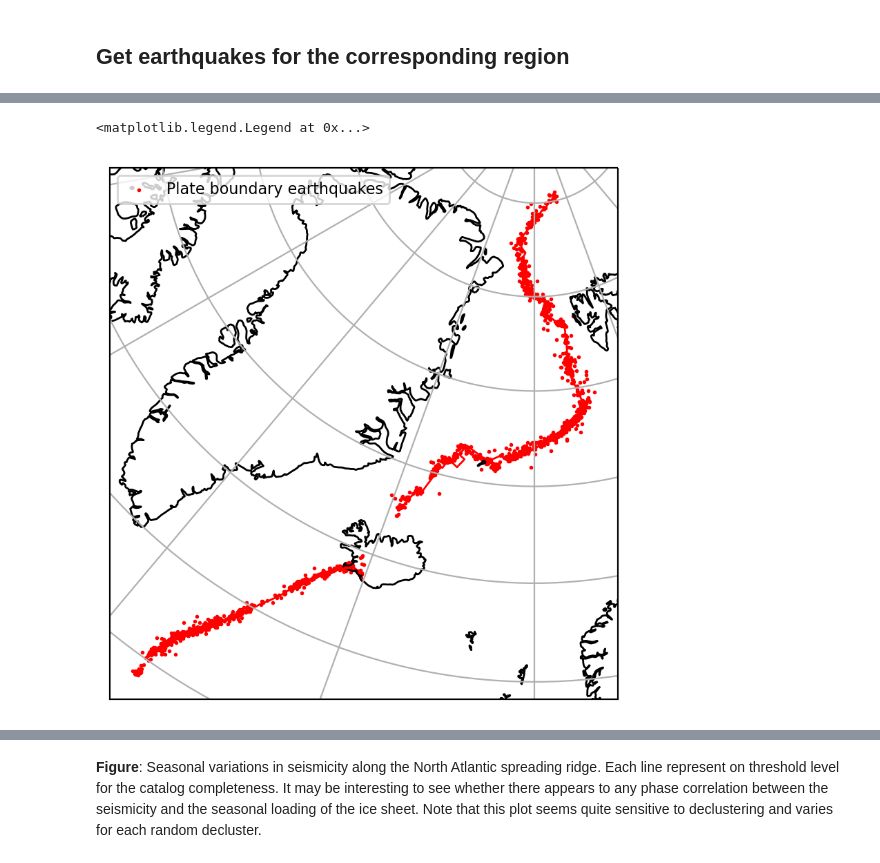
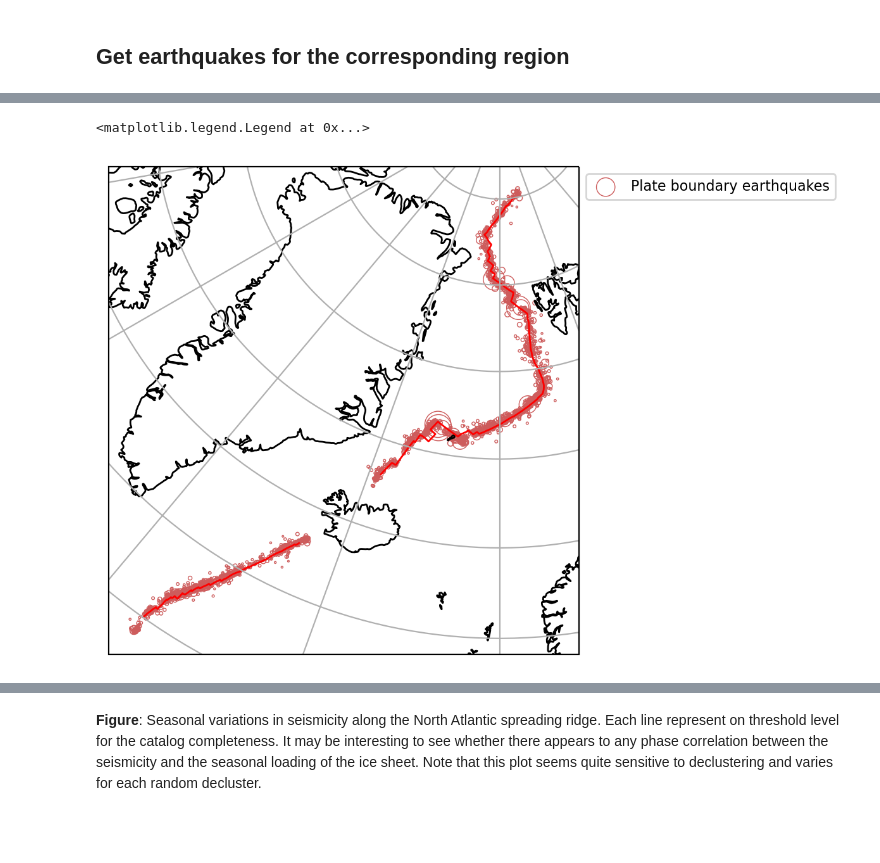
Before and after one commit to keliankaz/GrGIA_seismicity, a Jupyter notebook: gr_gia_seismic_NORTH_ATLANTIC.ipynb, the cells around one changed output, grey strips where cells are left out. Saved outputs shown, nothing was run; the diff lists cells and outputs as text; code cells hidden in the pictures; blank space fills up the shorter version.

```diff
--- a/gr_gia_seismic_NORTH_ATLANTIC.ipynb
+++ b/gr_gia_seismic_NORTH_ATLANTIC.ipynb
@@ -22,4 +27,4 @@ from stat_utils import get_bvalue, get_bpositive, get_clustered_fraction, bootst
 # %%
 font = {"size": 8}
-matplotlib.rc("font", **font)
-matplotlib.rc("figure", dpi=200)
+mpl.rc("font", **font)
+mpl.rc("figure", dpi=200)
@@ -80,22 +90,25 @@ Appl. Sci. 2021, 11(24), 12166; https://doi.org/10.3390/app112412166
 # %% [markdown]
 ## Required Files and Metadata
 # %%
+
 data_dir = "data/"
 
 plate_boundary_metadata = {
     "filename": "plate_boundaries/PB2002_boundaries.shp",
     "boundary": ["NA-EU", "EU-NA"],
+    "step_size": 50000, # meters (the point spacing of the plate boundary)
 }
 
 earthquake_catalog_metadata = {
     "ISC": {
         "filename": "north_atlantic_catalog.csv",
-        "magnitude_cutoff": 4.5,
+        "magnitude_cutoff": 4.0,
         "starttime": "1960-01-01",
         "endtime": "2022-01-01",
         "buffer": 4,
     },
-    "reload": False,
+    "reload": False, # set to false if you want to use the cached catalog
+    "distance_to_plate_boundary_cutoff": 100000,  # meters
 }
 
 earthquake_metadata = earthquake_catalog_metadata["ISC"]  # Option here
@@ -127,7 +140,11 @@ GrGIA_strain_metadata = {
 
 crs = ccrs.NorthPolarStereo()
 
-exclude_iceland = True
+region_metadata = {
+    "bounds": [(-180, 55), (-180, 90), (10, 90), (10, 55), (-180, 55)],
+    "exclude_iceland":True,
+    "iceland_bounds": [(-25, 52), (-25, 68), (-13, 68), (-13, 52), (-25, 52)],
+}
 # %% [markdown]
 ## The north atlantic spreading ridge
 # %%
@@ -289,36 +254,25 @@ def get_geometry_neighbors(
 # %%
-plate_boundary_catalog = catalog.copy()
-unique_indices = get_geometry_neighbors(
-    catalog,
-    interp_merged_boundary,
-    fun=radius_search,
-    kwarg={"radius": 100},
-    return_unique=True,
-)
-plate_boundary_catalog = plate_boundary_catalog.iloc[unique_indices]
-
-indices = k_nearest_search(
-    np.array([interp_merged_boundary.xy[1], interp_merged_boundary.xy[0]]).T,
-    plate_boundary_catalog[["lat","lon"]].values
-)
-plate_boundary_catalog["distance_along_boundary"] = indices*PLATE_BOUNDARY_STEP_SIZE
-
 crs = ccrs.NorthPolarStereo()
 crs_proj4 = crs.proj4_init
 
 fig, ax = plt.subplots(subplot_kw=dict(projection=crs), figsize=(5, 5))
+
 na_pb.plot(ax=ax, color="red", lw=1)
+
 ax.coastlines()
 ax.gridlines()
+
 ax.scatter(
     x=plate_boundary_catalog.lon.to_numpy(),
     y=plate_boundary_catalog.lat.to_numpy(),
     transform=ccrs.PlateCarree(),
-    color="r",
-    s=1,
+    facecolors='none',
+    edgecolors="indianred",
+    lw=0.5,
+    s=np.exp(2*(plate_boundary_catalog.mag.to_numpy()-catalog.mag.min())),
     label="Plate boundary earthquakes",
 )
-ax.legend()
+ax.legend(bbox_to_anchor=[1,1])
 # %% [output]
 <matplotlib.legend.Legend at 0x...>
-[figure, old version]
+[figure, new version]
```
Also changed, not shown: parts of 40 cells of this notebook.
